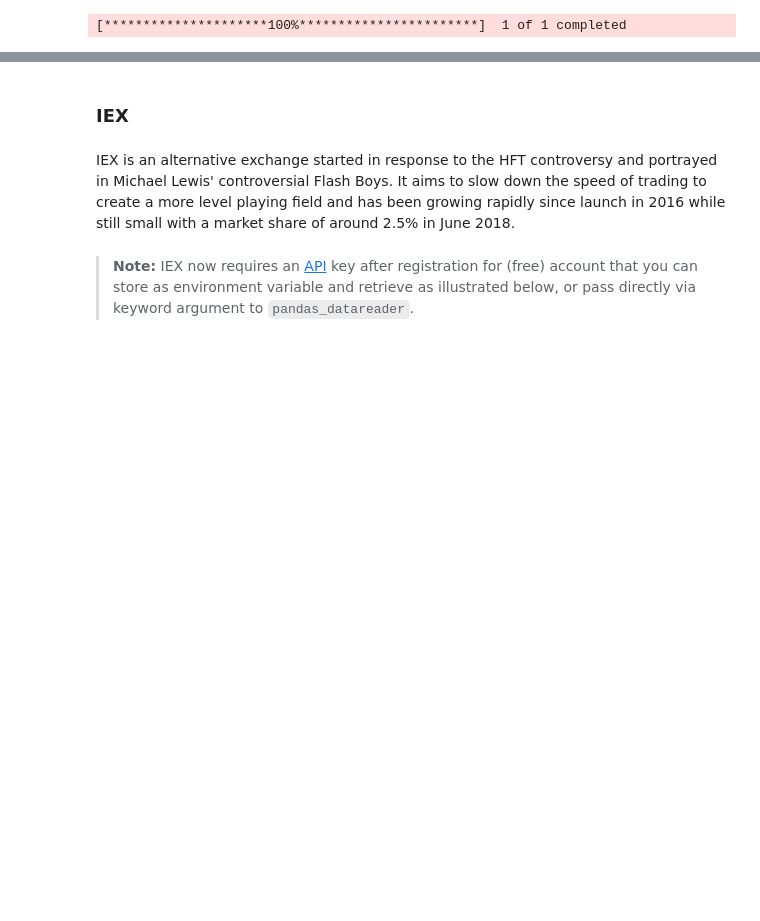
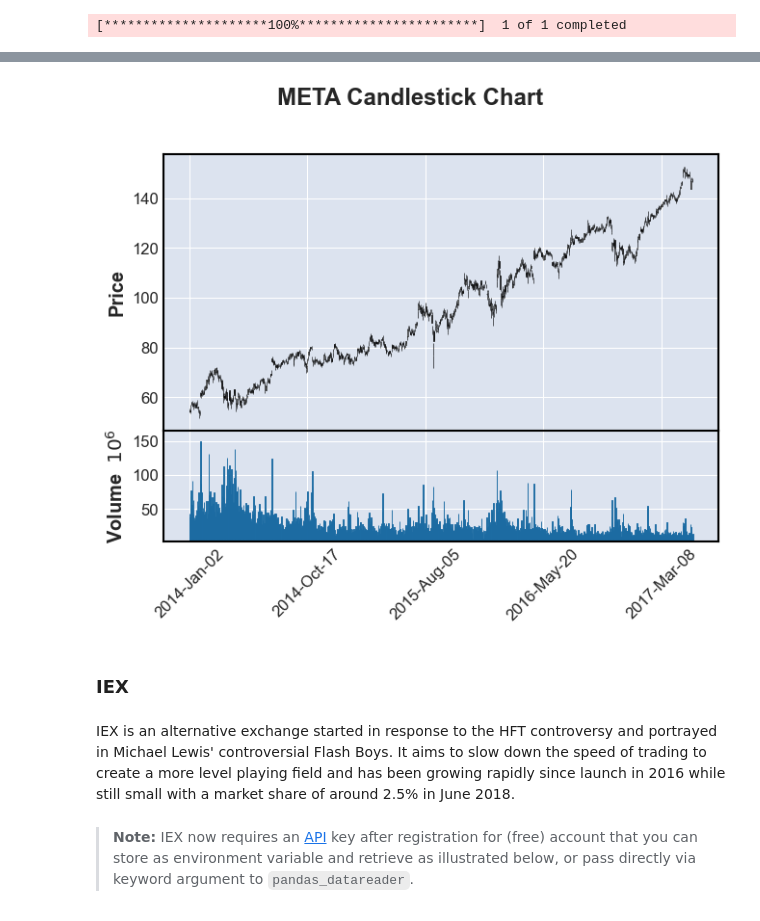
Before and after one commit to Safwannn89/Machine-Learning-for-Algorithmic-Trading-Fixed, a Jupyter notebook: 01_pandas_datareader_demo.ipynb, the cells around one changed output, grey strips where cells are left out. Cells and saved outputs as stored; diff of their text form; code cells hidden in the pictures; blank space fills up the shorter version.

```diff
--- a/01_pandas_datareader_demo.ipynb
+++ b/01_pandas_datareader_demo.ipynb
@@ -143,6 +163,10 @@ yahoo.columns = yahoo.columns.get_level_values(0)
 # Only drop 'Adj Close' if it exists
 if 'Adj Close' in yahoo.columns:
     yahoo = yahoo.drop('Adj Close', axis=1)
+# %%
+mpf.plot(yahoo, type='candle', volume=True, title='META Candlestick Chart')
+# %% [output]
+[figure, added]
 # %% [markdown]
 ### IEX
 # %% [markdown]
```
Also changed, not shown: parts of 5 cells of this notebook.
